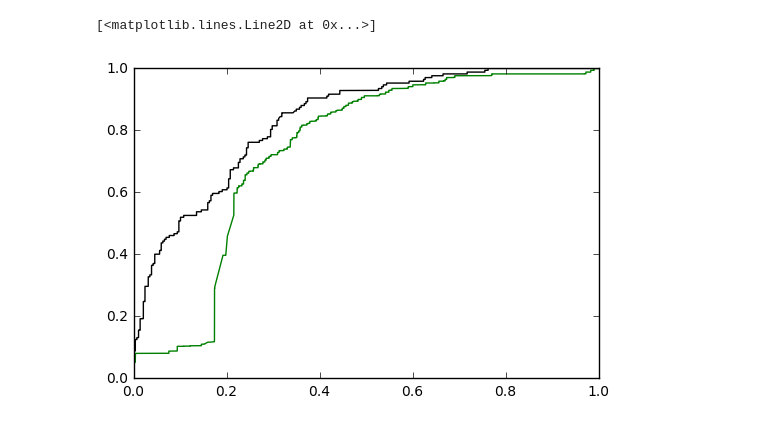
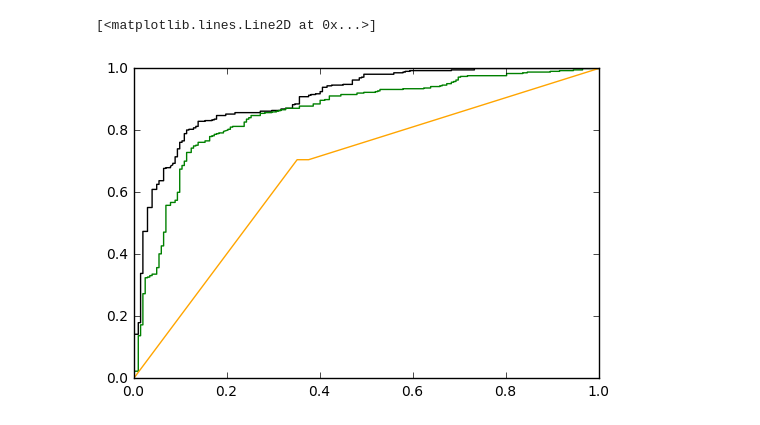
Before and after one commit to samesense/pathopredictor, a Jupyter notebook: notebooks/predict-mpc.ipynb, the cells around one changed output. Saved outputs shown, nothing was run; the diff lists cells and outputs as text; code cells hidden in the pictures.

Commit message:
overfitting decision tree

```diff
--- a/notebooks/predict-mpc.ipynb
+++ b/notebooks/predict-mpc.ipynb
@@ -10,13 +39,15 @@ from sklearn.neural_network import MLPClassifier
 # %%
 clf = MLPClassifier(solver='lbfgs', alpha=1e-5,
-                    hidden_layer_sizes=(4, 2), random_state=1)
+                    hidden_layer_sizes=(1,), random_state=1)
+tree_clf = tree.DecisionTreeClassifier(max_depth=10)
 # %%
 f = '../data/interim/sig_flagged/EPIv6.eff.dbnsfp.anno.hHack.splitPfam.all.dat'
 df_pre = pandas.read_csv(f, delimiter='\t')
 
 # not VUS, and mpc needs to be available
-df = df_pre[ (df_pre.clin_class != 'VUS') & (df_pre.mpc>0)]
+df = df_pre[ (df_pre.clin_class != 'VUS') & (df_pre.mpc>0) & (df_pre.pfam!='none')]
 df.loc[:, 'none_domain'] = df.apply(lambda row: row['pfam']=='none', axis=1)
+df.loc[:, 'is_sig'] = df.apply(lambda row: 1 if row['all_qval']<.01 else 0, axis=1)
 df.loc[:, 'y'] = df.apply(lambda row: 1 if row['clin_class'] in ('PATHOGENIC', 'LIKLEY_PATHOGENIC')
                           else 0, axis=1)
 df.loc[:, 'fg_gtr'] = df.apply(lambda row: 1 if row['all_fg_gtr'] else 0, axis=1)
@@ -76,10 +107,11 @@ array([[<matplotlib.axes._subplots.AxesSubplot object at 0x...>]], dtype=object)
 # %%
 all_preds = []
 all_truth = []
+# all_qval, 'none_domain', is_sig
+cols = ['mpc', 'fg_gtr', 'all_qval']
 for gene in genes:
     df_train = df[df.gene!=gene]
     df_test = df[df.gene==gene]
-    cols = ['mpc', 'fg_gtr', 'all_qval', 'none_domain']
     X, y = df_train[cols], df_train['y']
     clf.fit(X, y)
     X_test, y_test = df_test[cols], df_test['y']
@@ -95,3 +127,28 @@ for gene in genes:
     #print(gene, tot, good, good/tot)
 fpr, tpr, _ = metrics.roc_curve(all_truth, all_preds, pos_label=1)
 #plt.plot(fpr, tpr)
+# %%
+all_preds = []
+all_truth = []
+cols = ['mpc', 'fg_gtr', 'all_qval', 'is_sig']
+for gene in genes:
+    df_train = df[df.gene!=gene]
+    df_test = df[df.gene==gene]
+    X, y = df_train[cols], df_train['y']
+    tree_clf.fit(X, y)
+    dot_data = StringIO()
+    tree.export_graphviz(tree_clf, feature_names=cols, out_file=dot_data)
+    graph = pydotplus.graph_from_dot_data( dot_data.getvalue() )
+    graph.write_pdf('mtr_tree.%s.pdf' % (gene,))
+    X_test, y_test = df_test[cols], df_test['y']
+    preds = tree_clf.predict_proba(X_test)
+    preds_simple = tree_clf.predict(X_test)
+    tot, good = 0,0
+    for pred, pred_s, truth in zip(preds, preds_simple, y_test):
+        all_preds.append(pred[1])
+        all_truth.append(truth)
+        tot += 1
+        if pred_s==truth:
+            good += 1
+    #print(gene, tot, good, good/tot)
+fpr_tree, tpr_tree, _ = metrics.roc_curve(all_truth, all_preds, pos_label=1)
@@ -98,6 +159,7 @@ fpr, tpr, _ = metrics.roc_curve(all_truth, all_preds, pos_label=1)
 # %%
 plt.plot(fpr_mpc, tpr_mpc, label='mpc', color='black')
 plt.plot(fpr, tpr, label='nn', color='green')
+plt.plot(fpr_tree, tpr_tree, label='nn', color='orange')
 # %% [output]
 [<matplotlib.lines.Line2D at 0x...>]
-[figure, old version]
+[figure, new version]
```
Also changed, not shown: parts of 8 cells of this notebook, 4 other files.
